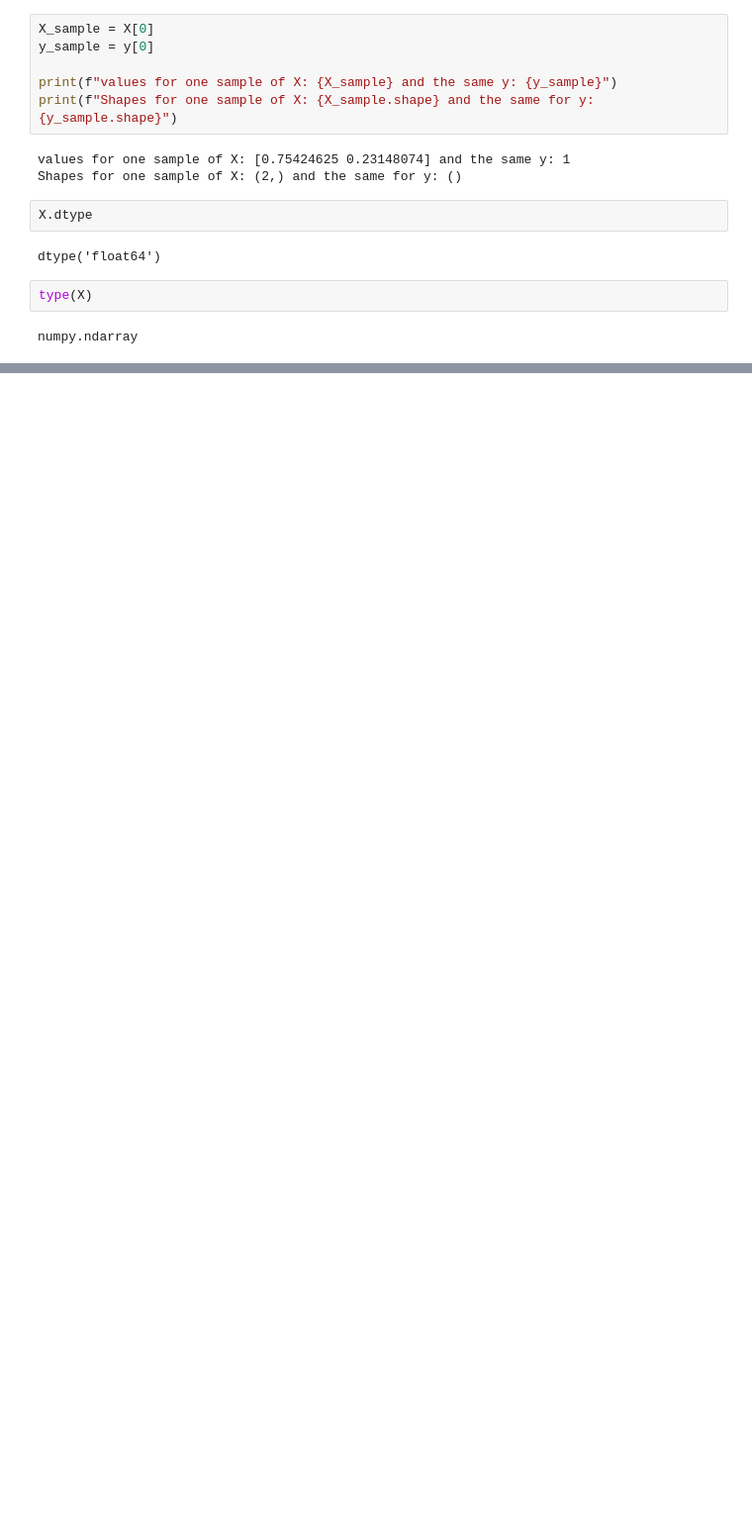
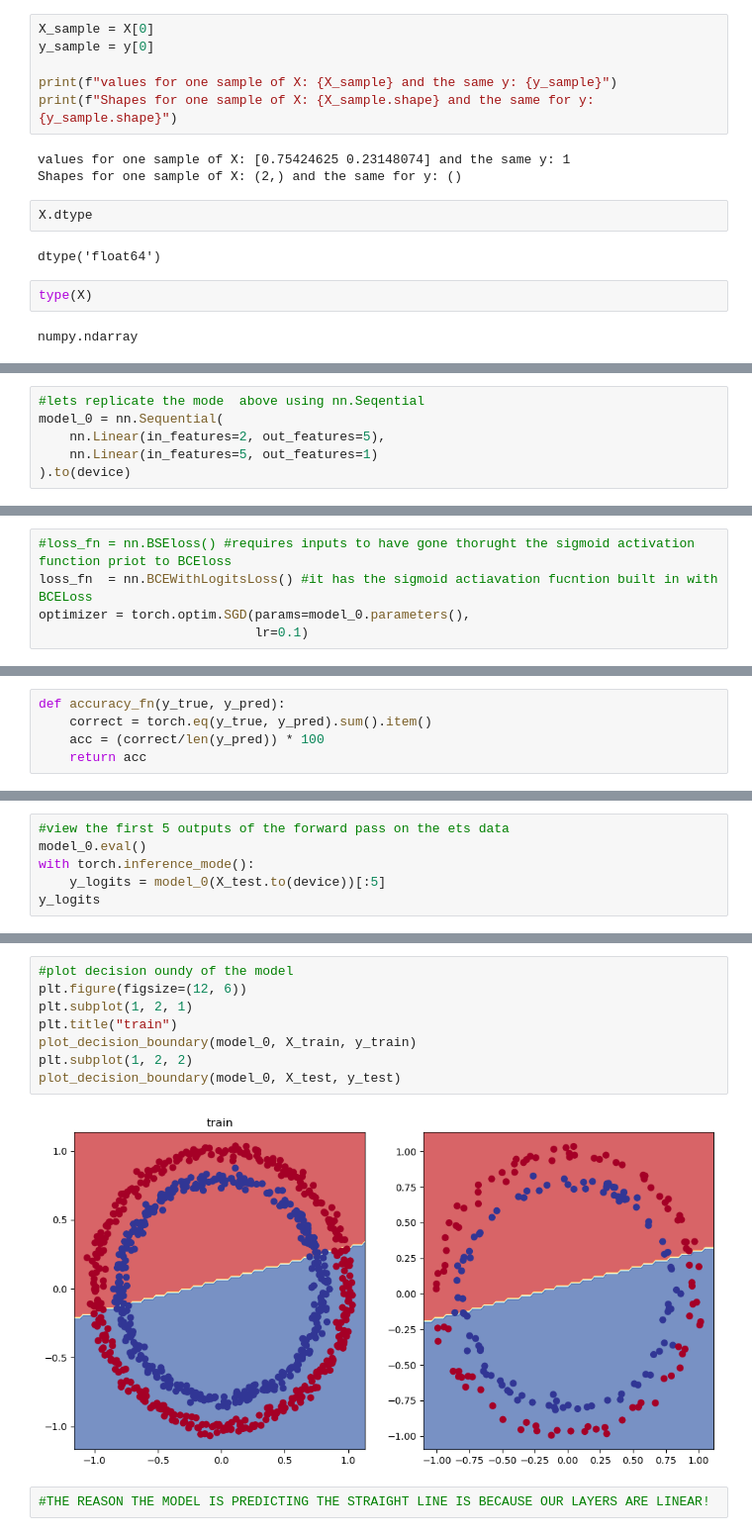
Before and after one commit to stanleyedward/pytorching, a Jupyter notebook: pytorch_classification/main.ipynb, the cells around one changed output, grey strips where cells are left out. Shown: that part at 99% size. Saved outputs shown, nothing was run; the diff lists cells and outputs as text; blank space fills up the shorter version.

```diff
--- a/pytorch_classification/main.ipynb
+++ b/pytorch_classification/main.ipynb
@@ -102,0 +167,6 @@ y=torch.from_numpy(y).type(torch.float32)
+# %%
+#lets replicate the mode  above using nn.Seqential
+model_0 = nn.Sequential(
+    nn.Linear(in_features=2, out_features=5),
+    nn.Linear(in_features=5, out_features=1)
+).to(device)
@@ -102,0 +227,5 @@ y=torch.from_numpy(y).type(torch.float32)
+# %%
+#loss_fn = nn.BSEloss() #requires inputs to have gone thorught the sigmoid activation function priot to BCEloss
+loss_fn  = nn.BCEWithLogitsLoss() #it has the sigmoid actiavation fucntion built in with BCELoss
+optimizer = torch.optim.SGD(params=model_0.parameters(),
+                            lr=0.1)
@@ -102,0 +246,5 @@ y=torch.from_numpy(y).type(torch.float32)
+# %%
+def accuracy_fn(y_true, y_pred):
+    correct = torch.eq(y_true, y_pred).sum().item()
+    acc = (correct/len(y_pred)) * 100
+    return acc
@@ -102,0 +269,6 @@ y=torch.from_numpy(y).type(torch.float32)
+# %%
+#view the first 5 outputs of the forward pass on the ets data
+model_0.eval()
+with torch.inference_mode():
+    y_logits = model_0(X_test.to(device))[:5]
+y_logits
@@ -102,0 +395,12 @@ y=torch.from_numpy(y).type(torch.float32)
+# %%
+#plot decision oundy of the model
+plt.figure(figsize=(12, 6))
+plt.subplot(1, 2, 1)
+plt.title("train")
+plot_decision_boundary(model_0, X_train, y_train)
+plt.subplot(1, 2, 2)
+plot_decision_boundary(model_0, X_test, y_test)
+# %% [output]
+[figure, added]
+# %%
+#THE REASON THE MODEL IS PREDICTING THE STRAIGHT LINE IS BECAUSE OUR LAYERS ARE LINEAR!
```
Also changed, not shown: parts of 34 cells of this notebook, 1 other file.
